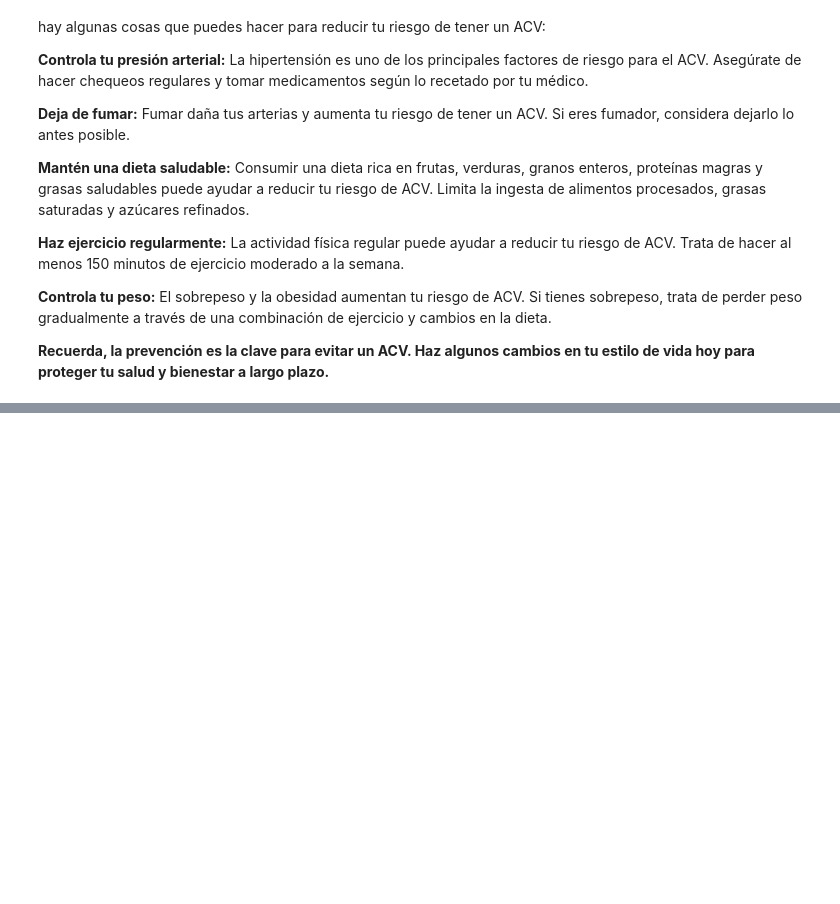
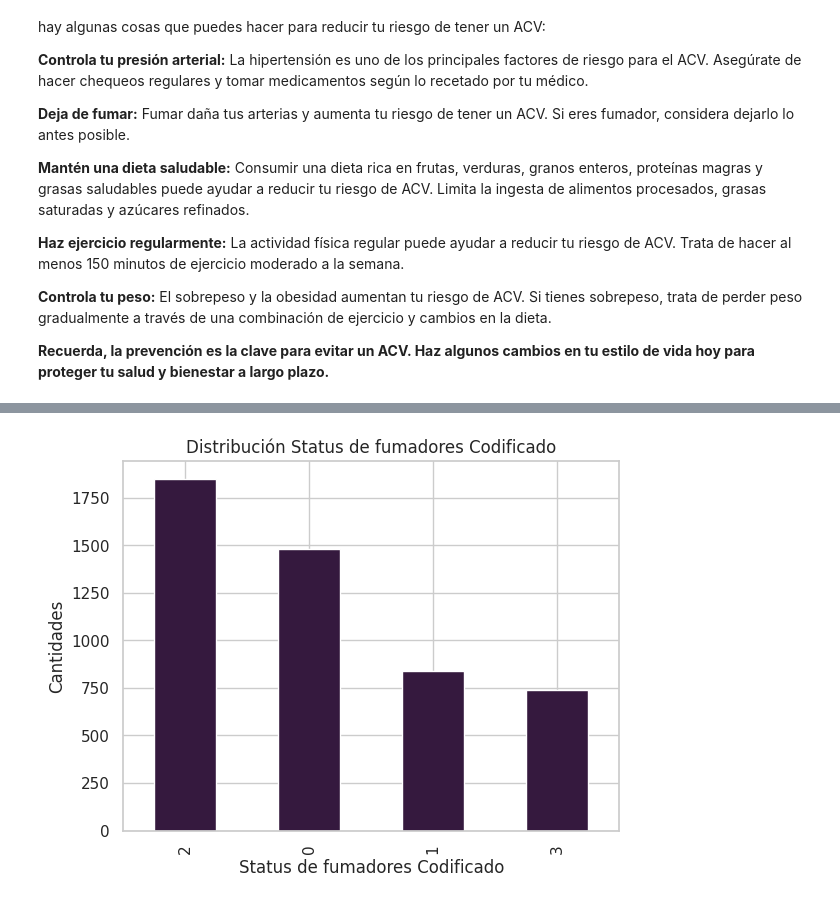
Before and after one commit to JavierArdans/2-Entrega-DataScience-CoderHouse, a Jupyter notebook: Entrega_ACV.ipynb, the cells around one changed output, grey strips where cells are left out. Cells and saved outputs as stored; diff of their text form; code cells hidden in the pictures; blank space fills up the shorter version.

```diff
--- a/Entrega_ACV.ipynb
+++ b/Entrega_ACV.ipynb
@@ -526,0 +654,8 @@
+# %%
+acv['smoking_status_encoded'].value_counts().plot(kind='bar')
+plt.xlabel('Status de fumadores Codificado')
+plt.ylabel('Cantidades')
+plt.title('Distribución Status de fumadores Codificado')
+plt.show()
+# %% [output]
+[figure, added]
```
Also changed, not shown: parts of 27 cells of this notebook.
